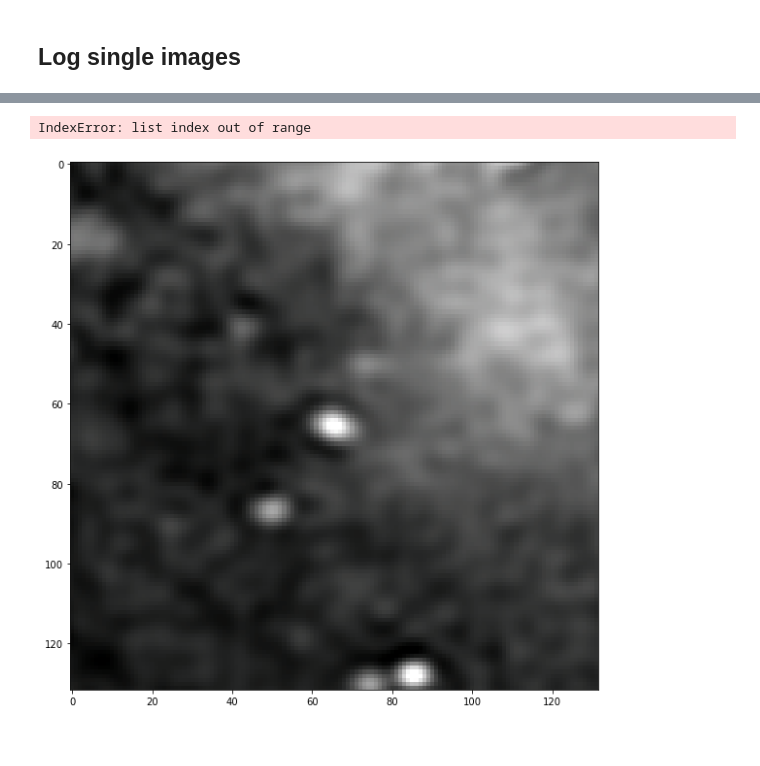
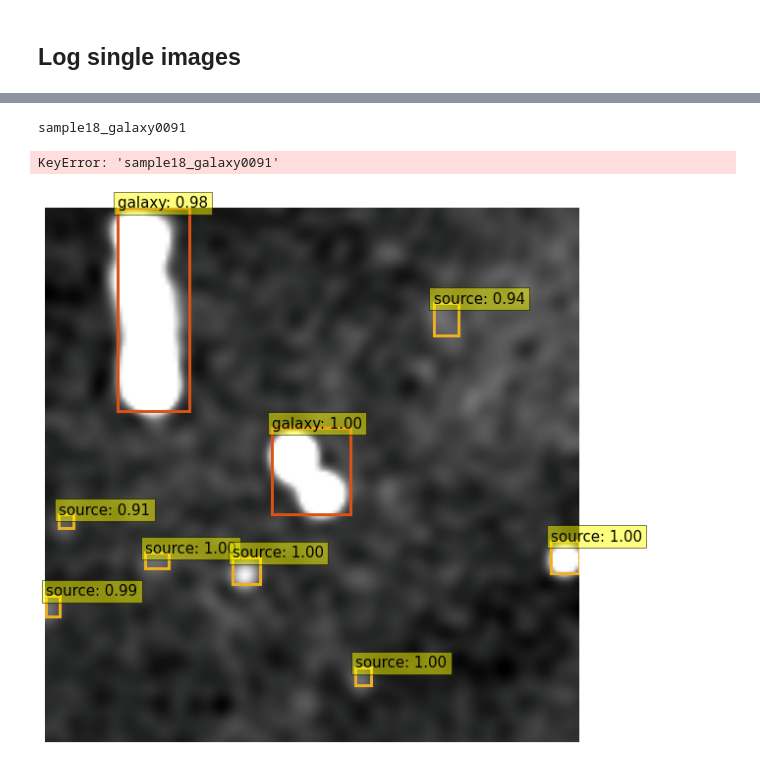
Before and after one commit to SKA-INAF/detr, a Jupyter notebook: plot_logs_and_inference.ipynb, the cells around one changed output, grey strips where cells are left out. Drawn from its saved outputs; the diff is of its cells as text; code cells hidden in the pictures.

```diff
--- a/plot_logs_and_inference.ipynb
+++ b/plot_logs_and_inference.ipynb
@@ -145,20 +158,3 @@ gc.collect()
 torch.cuda.empty_cache()
 # %% [markdown]
 ## Log single images
-# %%
-def log_image(pil_img, labels, boxes, confidence, title):
-    '''
-    labels, boxes and confidence are lists
-    '''
-    fig = plt.figure(figsize=(16,10))
-    plt.imshow(pil_img)
-    ax = plt.gca()
-    for cl, (xmin, ymin, xmax, ymax), cs, in zip(labels, boxes, confidence):
-        ax.add_patch(plt.Rectangle((xmin, ymin), xmax - xmin, ymax - ymin,
-                                fill=False, color=COLORS[cl], linewidth=3))
-        text = f'{CLASSES[cl]}: {cs:0.2f}'
-        ax.text(xmin, ymin, text, fontsize=15,
-                bbox=dict(facecolor='yellow', alpha=0.5))
-
-    plt.axis('off')
-    return fig
@@ -165,31 +241,25 @@ def log_image(pil_img, labels, boxes, confidence, title):
 # %%
 import random
-# img_path = Path('data/radio-galaxy/test/sample1_galaxy0002.png')
-img_path = random.sample(list(Path('data/radio-galaxy/test').glob('*.png')), 1)[0]
+img_path = Path('data/radio-galaxy/val/sample18_galaxy0091.png')
+# img_path = random.sample(list(test_dir.glob('*.png')), 1)[0]
 
 batch_idx = 0
 
-img = Image.open(img_path)
-img = apply_transforms(img)
+img = prepare_img(img_path)
+labels, boxes, scores = run_inference(img)
 
-img = img.unsqueeze(0)
-img = img.cuda()
-
-outputs = model(img)
-
-labels, pred_boxes, confidence = format_output(outputs, CONFIDENCE_THR)
-img = img[batch_idx]
-
-denorm_img = inv_normalize(img)
+denorm_img = inv_normalize(img.squeeze(0))
 orig_image = torchvision.transforms.functional.to_pil_image(denorm_img)
 
-# convert boxes from [0; 1] to image scales
-try:
-    bboxes_scaled = rescale_bboxes(pred_boxes, img.shape[1:])
-except:
-    print('No prediction')
-    fig = log_image(orig_image, labels, bboxes_scaled, confidence, 'Prediction', CLASSES, COLORS)
-fig = log_image(orig_image, labels.tolist(), bboxes_scaled.tolist(), confidence.tolist(), 'Prediction')
+
+fig = log_image(orig_image, labels, boxes, scores, 'Prediction', CLASSES, COLORS)
+
+img_name = img_path.stem
+print(img_name)
+gtb, gtl = gt_boxes[img_name].values()
+gts = [1] * len(gtl)
+fig = log_image(orig_image, gtl, gtb, gts, 'GT', CLASSES, COLORS)
 # %% [output]
-IndexError: list index out of range
+sample18_galaxy0091
+KeyError: 'sample18_galaxy0091'
-[figure, old version]
+[figure, new version]
```
Also changed, not shown: parts of 16 cells of this notebook, 2 other files.
